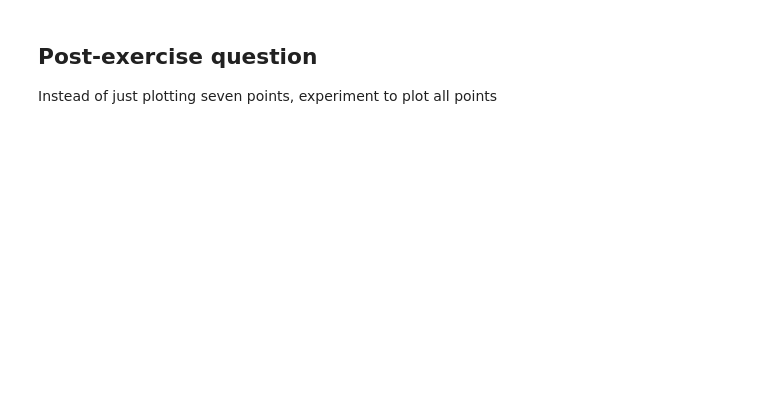
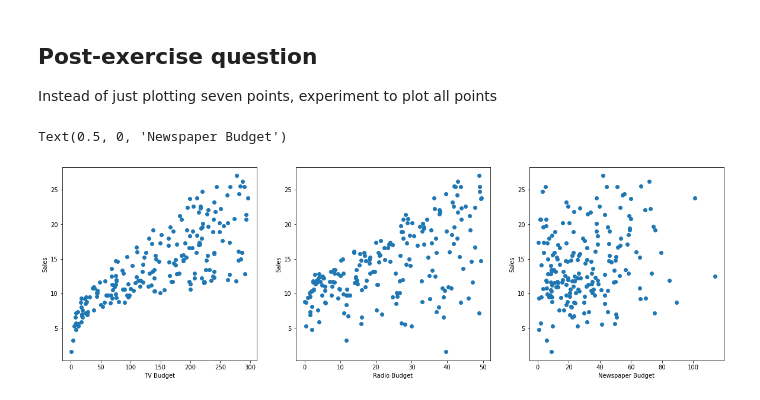
Before and after one commit to Harvard-IACS/2020-CS109A, a Jupyter notebook: content/lectures/lecture05/notebook/s1-ex1a-challenge.ipynb, the cells around one changed output. Cells and saved outputs as stored; diff of their text form; code cells hidden in the pictures; blank space fills up the shorter version.

```diff
--- a/content/lectures/lecture05/notebook/s1-ex1a-challenge.ipynb
+++ b/content/lectures/lecture05/notebook/s1-ex1a-challenge.ipynb
@@ -56,3 +73,22 @@ plt.___
 ## Post-exercise question
 
 Instead of just plotting seven points, experiment to plot all points
+# %%
+df_all = pd.read_csv(data_filename)
+
+fig, ax = plt.subplots(1, 3, figsize=(20, 6))
+
+ax[0].scatter(df_all['TV'], df_all['Sales'])
+ax[0].set_ylabel('Sales')
+ax[0].set_xlabel('TV Budget')
+
+ax[1].scatter(df_all['Radio'], df_all['Sales'])
+ax[1].set_ylabel('Sales')
+ax[1].set_xlabel('Radio Budget')
+
+ax[2].scatter(df_all['Newspaper'], df_all['Sales'])
+ax[2].set_ylabel('Sales')
+ax[2].set_xlabel('Newspaper Budget')
+# %% [output]
+Text(0.5, 0, 'Newspaper Budget')
+[figure, added]
```
Also changed, not shown: parts of 4 cells of this notebook, 1 other file.
